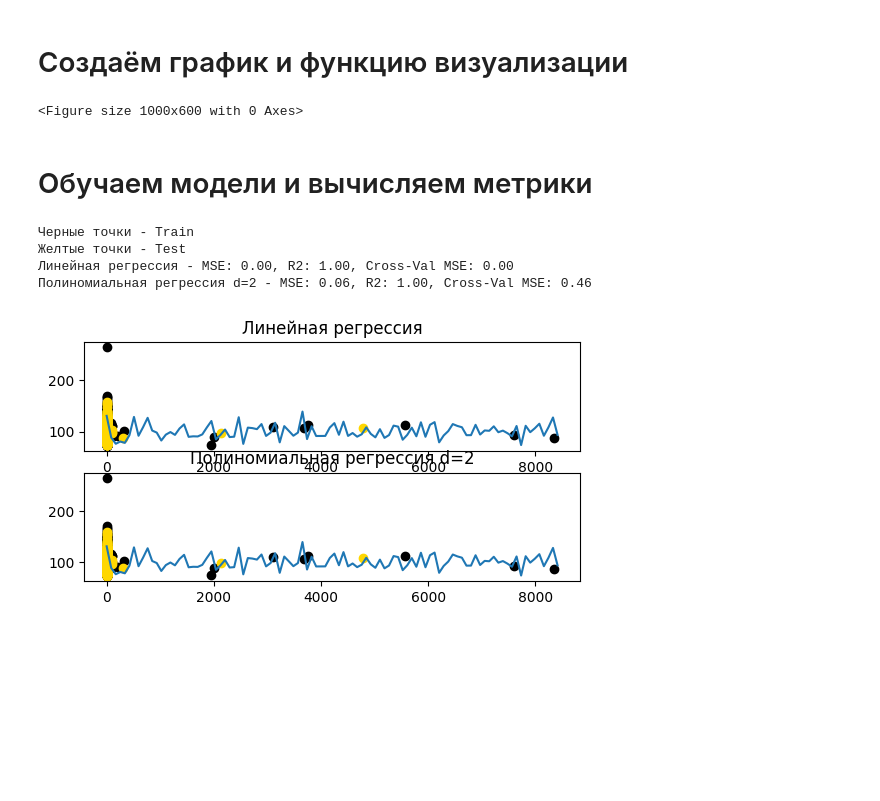
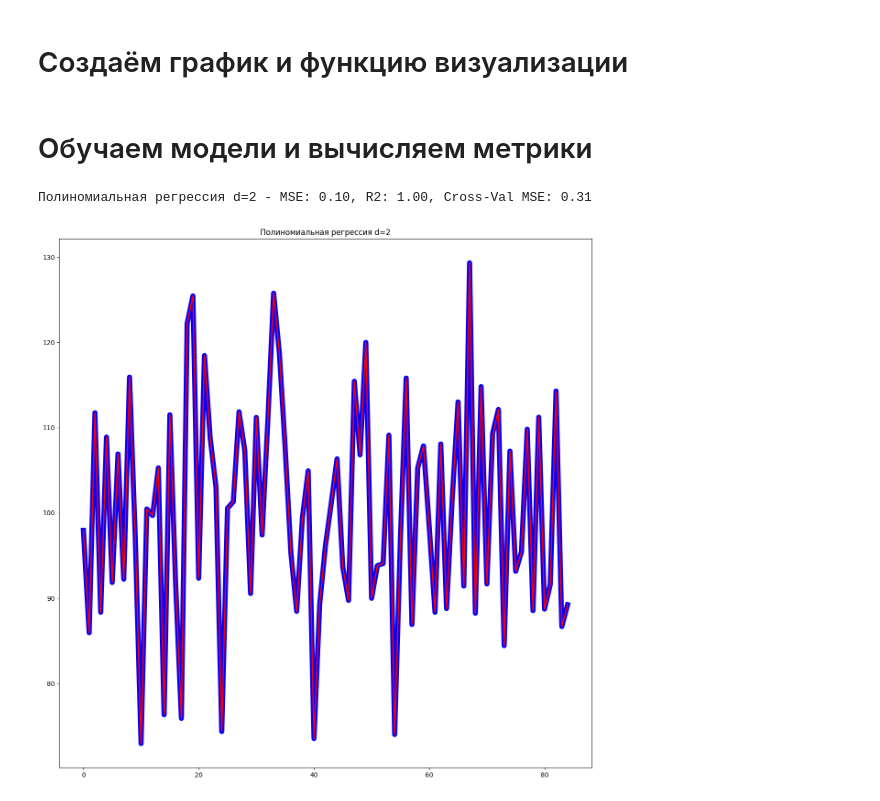
Before and after one commit to LuosRemmus/SITII_LR2, a Jupyter notebook: model_1.ipynb, the cells around one changed output. Drawn from its saved outputs; the diff is of its cells as text; code cells hidden in the pictures; blank space fills up the shorter version.

```diff
--- a/model_1.ipynb
+++ b/model_1.ipynb
@@ -23,0 +29,2 @@ X_train, X_test, y_train, y_test = train_test_split(X, y, test_size=0.2, random_
+# %%
+one_hot_data = pd.get_dummies(data, columns=['X0', 'X1', 'X2', 'X3', 'X4', 'X5', 'X6', 'X8'], prefix='OHE')
@@ -24,3 +42,7 @@ X_train, X_test, y_train, y_test = train_test_split(X, y, test_size=0.2, random_
+# %%
+X = one_hot_data.values
+y = one_hot_data['y'].values
+X_train, X_test, y_train, y_test = train_test_split(X, y, test_size=0.2, random_state=42)
 # %% [markdown]
 # Создаём пайплайны для регрессоров
 # %%
@@ -31,38 +53,26 @@ models = {
 # %% [markdown]
 # Создаём график и функцию визуализации
 # %%
-plt.figure(figsize=(10, 6))
-
-def visualize(i, name, model):
-    X_plot = np.linspace(X.min(), X.max(), 100).reshape(-1, 1)
-    y_plot = model.predict(X)
-
-    plt.subplot(3, 1, i)
-    plt.plot(X_plot, y_plot.reshape(-1, 1)[:X_plot.shape[0]])
+def visualize(name, y_test, y_pred):
+    plt.figure(figsize=(15, 15))
+    # plt.subplot(2, 1, 1)
+    plt.plot(y_test[::10], color='blue', linewidth=8)
+    # plt.subplot(2, 1, 2)
+    plt.plot(y_pred[::10], color='red', linewidth=2)
     plt.title(name)
-    plt.scatter(X_train.reshape(-1, 1)[:y_train.shape[0]], y_train.reshape(-1, 1), color='black')
-    plt.scatter(X_test.reshape(-1, 1)[:y_test.shape[0]], y_test.reshape(-1, 1), color='gold')
+    plt.show()
-# %% [output]
-<Figure size 1000x600 with 0 Axes>
 # %% [markdown]
 # Обучаем модели и вычисляем метрики
 # %%
-print('Черные точки - Train')
-print('Желтые точки - Test')
-
-for i, (name, model) in enumerate(models.items(), 1):
+for (name, model) in models.items():
     model.fit(X_train, y_train)
     y_pred = model.predict(X_test)
     mse = mean_squared_error(y_test, y_pred)
     r2 = r2_score(y_test, y_pred)
     scores = cross_val_score(model, X_train, y_train, scoring="neg_mean_squared_error", cv=5)
     print(f"{name} - MSE: {mse:.2f}, R2: {r2:.2f}, Cross-Val MSE: {-scores.mean():.2f}")
 
-    visualize(i, name, model)
-plt.show()
+    visualize(name, y_test, y_pred)
 # %% [output]
-Черные точки - Train
-Желтые точки - Test
-Линейная регрессия - MSE: 0.00, R2: 1.00, Cross-Val MSE: 0.00
-Полиномиальная регрессия d=2 - MSE: 0.06, R2: 1.00, Cross-Val MSE: 0.46
+Полиномиальная регрессия d=2 - MSE: 0.10, R2: 1.00, Cross-Val MSE: 0.31
-[figure, old version]
+[figure, new version]
```
Also changed, not shown: parts of 6 cells of this notebook, 2 other files.
